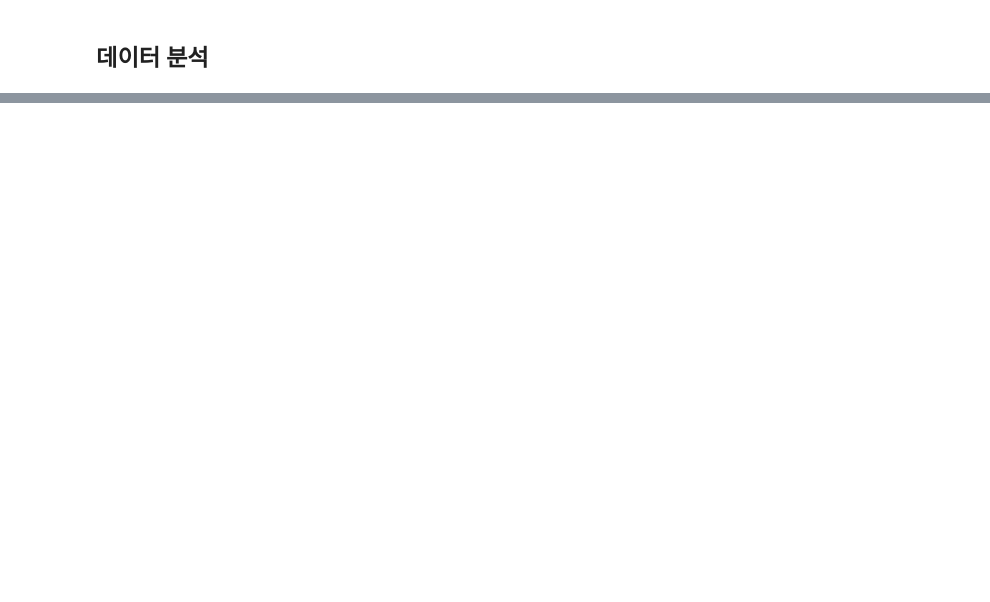
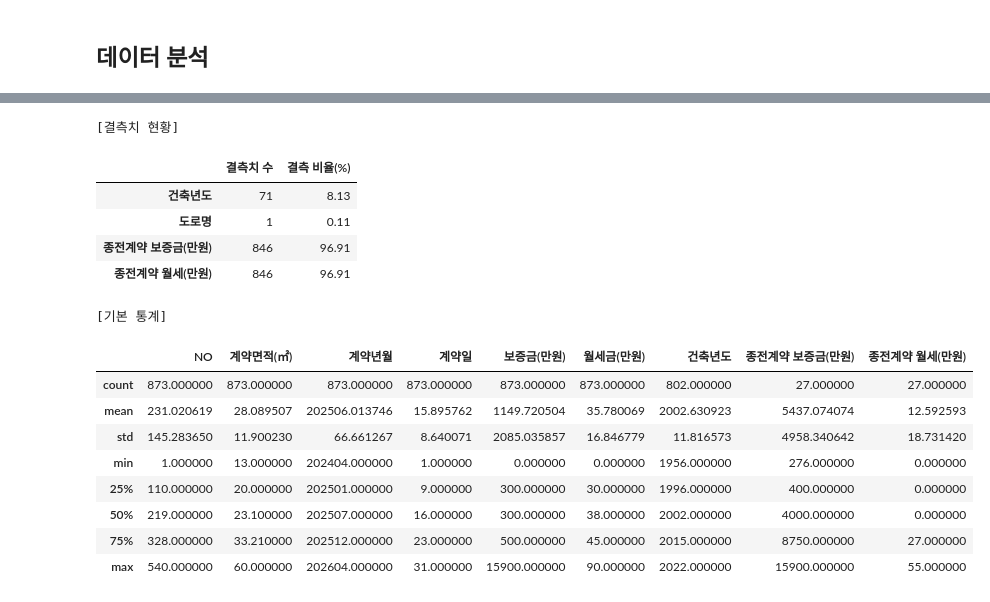
Before and after one commit to kangwook-kim02/InhaHouse, a Jupyter notebook: main.ipynb, the cells around one changed output, grey strips where cells are left out. Drawn from its saved outputs; the diff is of its cells as text; code cells hidden in the pictures; blank space fills up the shorter version.

```diff
--- a/main.ipynb
+++ b/main.ipynb
@@ -30,2 +42,33 @@ print('저장 완료: data/rent_merged.csv')
 # %% [markdown]
 ## 데이터 분석
+# %%
+import matplotlib.pyplot as plt
+import matplotlib.font_manager as fm
+import seaborn as sns
+import warnings
+warnings.filterwarnings('ignore')
+
+# 한글 폰트 설정
+for fname in fm.findSystemFonts():
+    try:
+        f = fm.FontProperties(fname=fname)
+        if any(k in f.get_name() for k in ['Nanum', 'Gothic', 'Malgun', 'AppleGothic']):
+            plt.rcParams['font.family'] = f.get_name()
+            break
+    except:
+        pass
+
+plt.rcParams['axes.unicode_minus'] = False
+plt.rcParams['figure.dpi'] = 100
+
+# 숫자형 변환 (보증금, 월세 컬럼에 쉼표 제거)
+for col in ['보증금(만원)', '월세금(만원)', '종전계약 보증금(만원)', '종전계약 월세(만원)']:
+    if col in df.columns:
+        df[col] = df[col].astype(str).str.replace(',', '').replace('nan', float('nan'))
+        df[col] = pd.to_numeric(df[col], errors='coerce')
+
+df['계약면적(㎡)'] = pd.to_numeric(df['계약면적(㎡)'], errors='coerce')
+df['건축년도'] = pd.to_numeric(df['건축년도'], errors='coerce')
+
+TARGET = '월세금(만원)'
+print("전처리 완료. 타겟 변수:", TARGET)
@@ -31,0 +105,26 @@ print('저장 완료: data/rent_merged.csv')
+# %%
+print("[결측치 현황]")
+missing = df.isnull().sum()
+missing_pct = (missing / len(df) * 100).round(2)
+missing_df = pd.DataFrame({'결측치 수': missing, '결측 비율(%)': missing_pct})
+display(missing_df[missing_df['결측치 수'] > 0])
+
+print("\n[기본 통계]")
+display(df.describe())
+# %% [output]
+[결측치 현황]
+|  | 결측치 수 | 결측 비율(%) |
+| 건축년도 | 71 | 8.13 |
+| 도로명 | 1 | 0.11 |
+| 종전계약 보증금(만원) | 846 | 96.91 |
+| 종전계약 월세(만원) | 846 | 96.91 |
+[기본 통계]
+|  | NO | 계약면적(㎡) | 계약년월 | 계약일 | 보증금(만원) | 월세금(만원) | 건축년도 | 종전계약 보증금(만원) | 종전계약 월세(만원) |
+| count | 873.000000 | 873.000000 | 873.000000 | 873.000000 | 873.000000 | 873.000000 | 802.000000 | 27.000000 | 27.000000 |
+| mean | 231.020619 | 28.089507 | 202506.013746 | 15.895762 | 1149.720504 | 35.780069 | 2002.630923 | 5437.074074 | 12.592593 |
+| std | 145.283650 | 11.900230 | 66.661267 | 8.640071 | 2085.035857 | 16.846779 | 11.816573 | 4958.340642 | 18.731420 |
+| min | 1.000000 | 13.000000 | 202404.000000 | 1.000000 | 0.000000 | 0.000000 | 1956.000000 | 276.000000 | 0.000000 |
+| 25% | 110.000000 | 20.000000 | 202501.000000 | 9.000000 | 300.000000 | 30.000000 | 1996.000000 | 400.000000 | 0.000000 |
+| 50% | 219.000000 | 23.100000 | 202507.000000 | 16.000000 | 300.000000 | 38.000000 | 2002.000000 | 4000.000000 | 0.000000 |
+| 75% | 328.000000 | 33.210000 | 202512.000000 | 23.000000 | 500.000000 | 45.000000 | 2015.000000 | 8750.000000 | 27.000000 |
+| max | 540.000000 | 60.000000 | 202604.000000 | 31.000000 | 15900.000000 | 90.000000 | 2022.000000 | 15900.000000 | 55.000000 |
```
Also changed, not shown: parts of 18 cells of this notebook.
